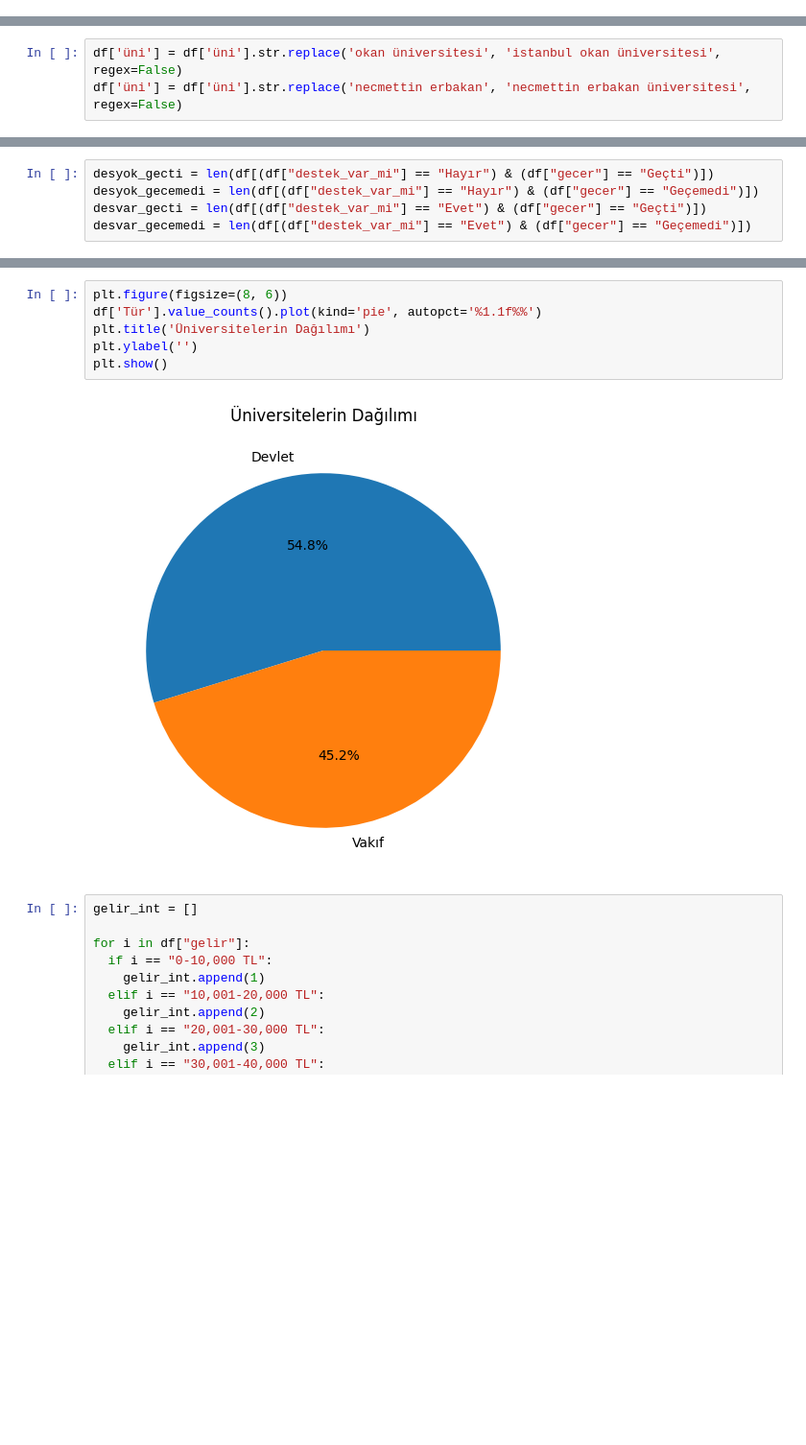
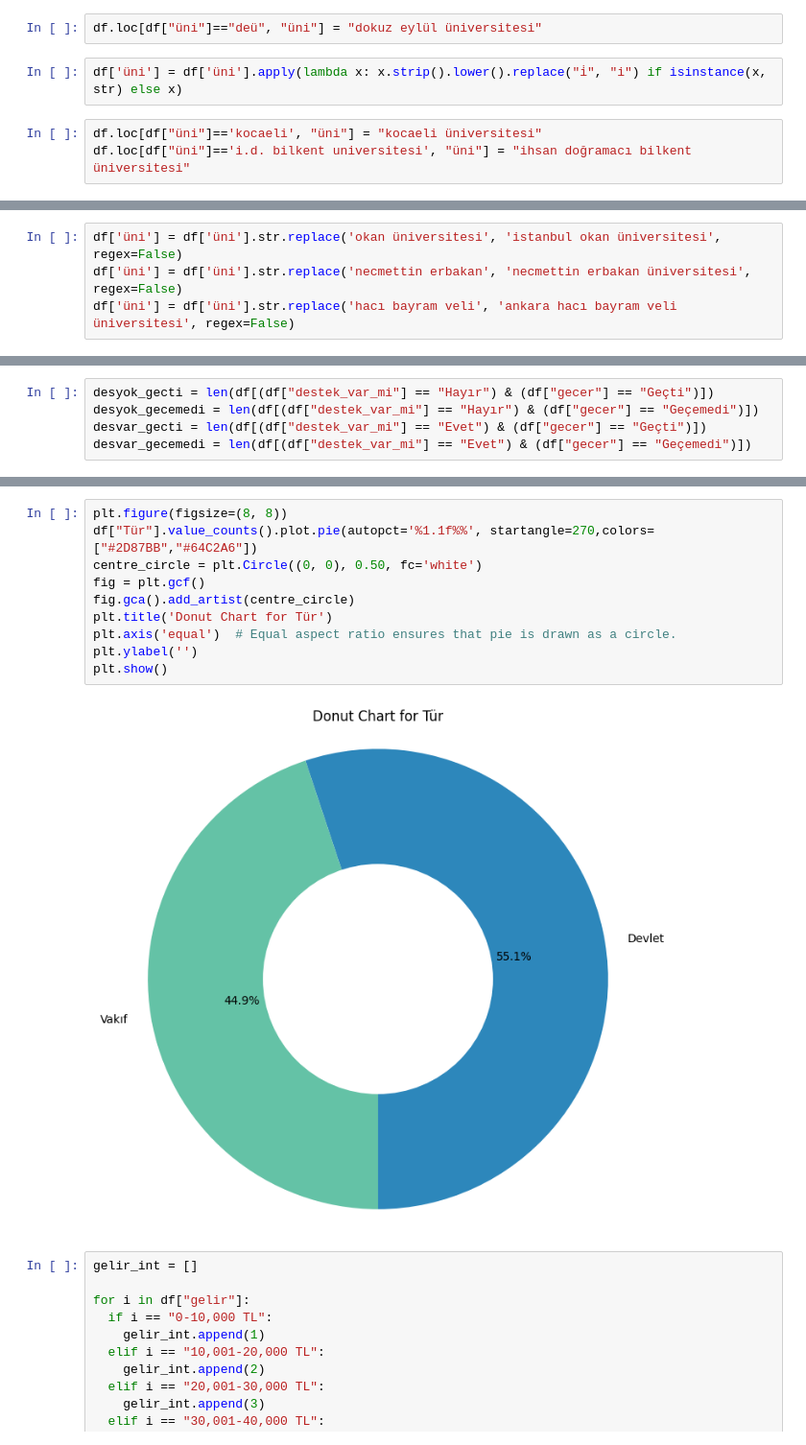
Before and after one commit to kemaldoguoktay/hmgs-analiz, a Jupyter notebook: hmgs.ipynb, the cells around one changed output, grey strips where cells are left out. Shown at 96% size. Drawn from its saved outputs; the diff is of its cells as text; blank space fills up the shorter version.

```diff
--- a/hmgs.ipynb
+++ b/hmgs.ipynb
@@ -320,3 +331,10 @@ for i in range(len(df.calisma)):
     df.calisma[i] = df.calisma[i][0]
 # %%
 df.loc[df["calisma"]=="5 6", "calisma"] = 5.5
+# %%
+df.loc[df["üni"]=="deü", "üni"] = "dokuz eylül üniversitesi"
+# %%
+df['üni'] = df['üni'].apply(lambda x: x.strip().lower().replace("i̇", "i") if isinstance(x, str) else x)
+# %%
+df.loc[df["üni"]=='kocaeli', "üni"] = "kocaeli üniversitesi"
+df.loc[df["üni"]=='i.d. bilkent universitesi', "üni"] = "ihsan doğramacı bilkent üniversitesi"
@@ -657,6 +707,7 @@ df['üni'] = df['üni'].str.replace('aydın üniversitesi', 'istanbul aydın ün
 # %%
 df['üni'] = df['üni'].str.replace('okan üniversitesi', 'istanbul okan üniversitesi', regex=False)
 df['üni'] = df['üni'].str.replace('necmettin erbakan', 'necmettin erbakan üniversitesi', regex=False)
+df['üni'] = df['üni'].str.replace('hacı bayram veli', 'ankara hacı bayram veli üniversitesi', regex=False)
 # %%
 for i in df['üni'].unique():
     for e in df_nerde['üni'].unique():
@@ -954,11 +1007,15 @@ plt.show()
 # %%
-plt.figure(figsize=(8, 6))
-df['Tür'].value_counts().plot(kind='pie', autopct='%1.1f%%')
-plt.title('Üniversitelerin Dağılımı')
+plt.figure(figsize=(8, 8))
+df["Tür"].value_counts().plot.pie(autopct='%1.1f%%', startangle=270,colors=["#2D87BB","#64C2A6"])
+centre_circle = plt.Circle((0, 0), 0.50, fc='white')
+fig = plt.gcf()
+fig.gca().add_artist(centre_circle)
+plt.title('Donut Chart for Tür')
+plt.axis('equal')  # Equal aspect ratio ensures that pie is drawn as a circle.
 plt.ylabel('')
 plt.show()
 # %% [output]
-[figure, old version]
+[figure, new version]
 # %%
 gelir_int = []
 
```
Also changed, not shown: parts of 61 cells of this notebook.
